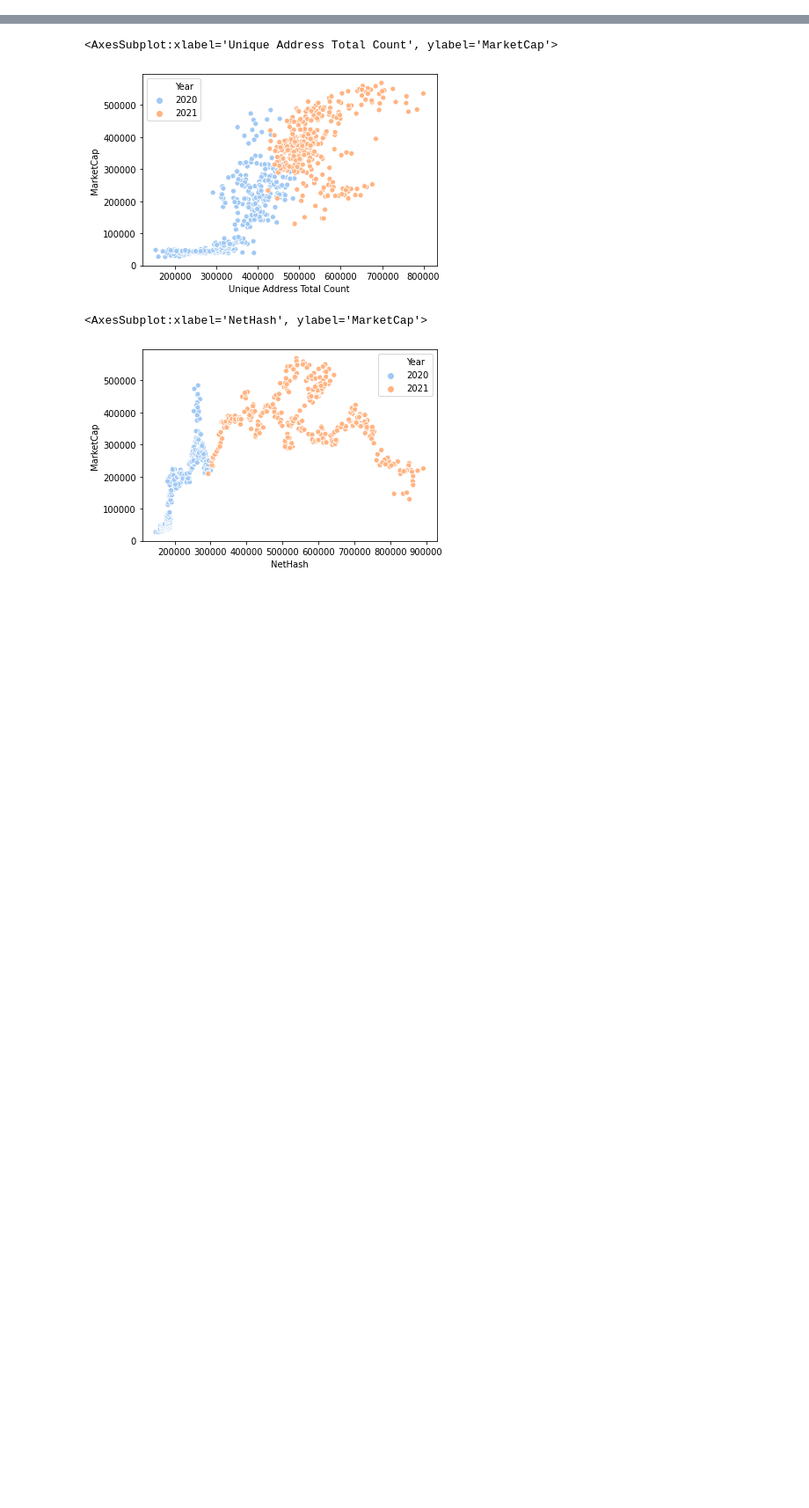
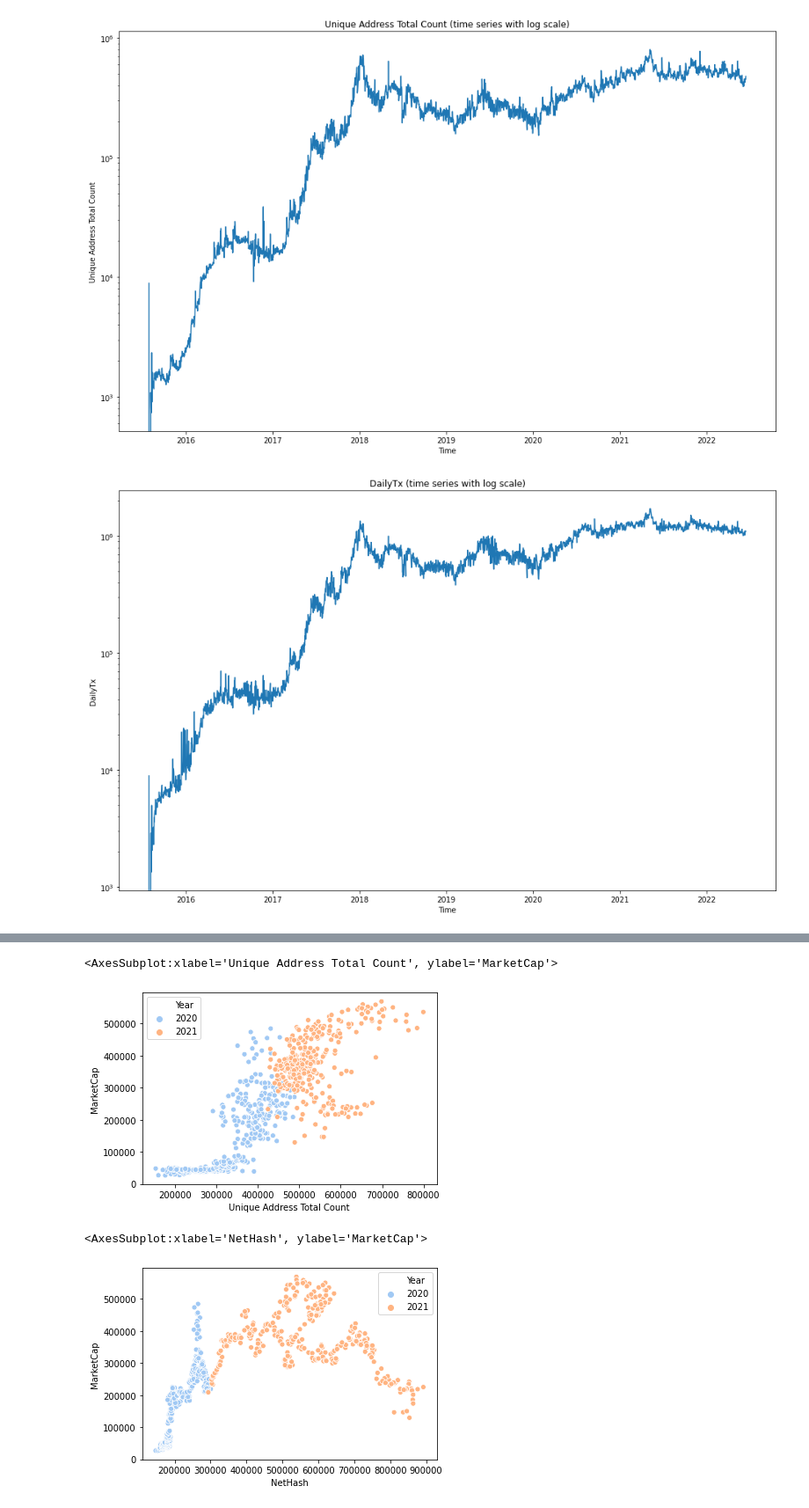
Before and after one commit to Plyeronn/DataScience, a Jupyter notebook: exploration.ipynb, the cells around one changed output, grey strips where cells are left out. Shown at 88% size. Saved outputs shown, nothing was run; the diff lists cells and outputs as text; code cells hidden in the pictures; blank space fills up the shorter version.

```diff
--- a/exploration.ipynb
+++ b/exploration.ipynb
@@ -157,0 +194,14 @@ plots_rcap/correlation_shifted_[2020, 2022] :-100,300.png
+# %%
+
+metrics = ["Unique Address Total Count", "DailyTx", "Average Txn Fee (USD)", 'NetHash', "MarketCap", "newAddressCount"]
+
+for metric in metrics:
+    fig, ax = plt.subplots(figsize=(16,10))
+    ax.set(yscale="log")
+    plot = sns.lineplot(data = frame,ax=ax, x = "Date(UTC)", y = metric)
+    plot.set(xlabel="Time", ylabel=metric, title=metric + ' (time series with log scale)' )
+    name = 'metric_vs_time/' + str(metric)+'.png'
+    fig.savefig(name, transparent = False)
+# %% [output]
+[figure, added]
+[figure, added]
```
Also changed, not shown: parts of 9 cells of this notebook, 18 other files.
